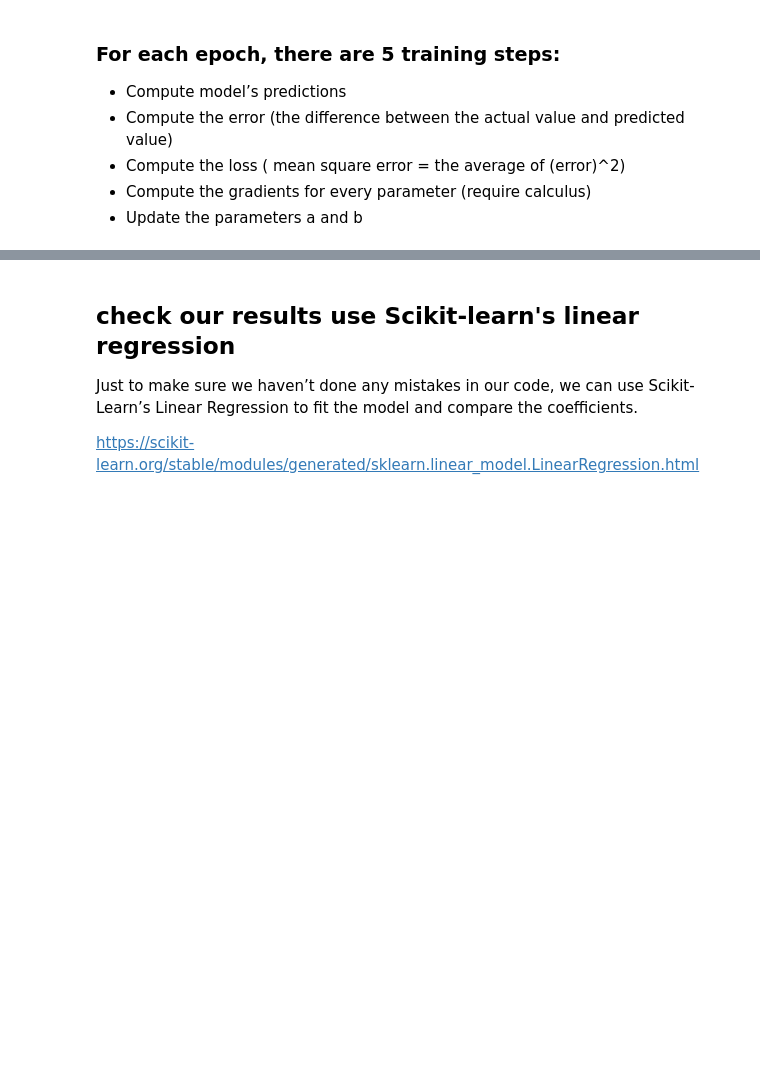
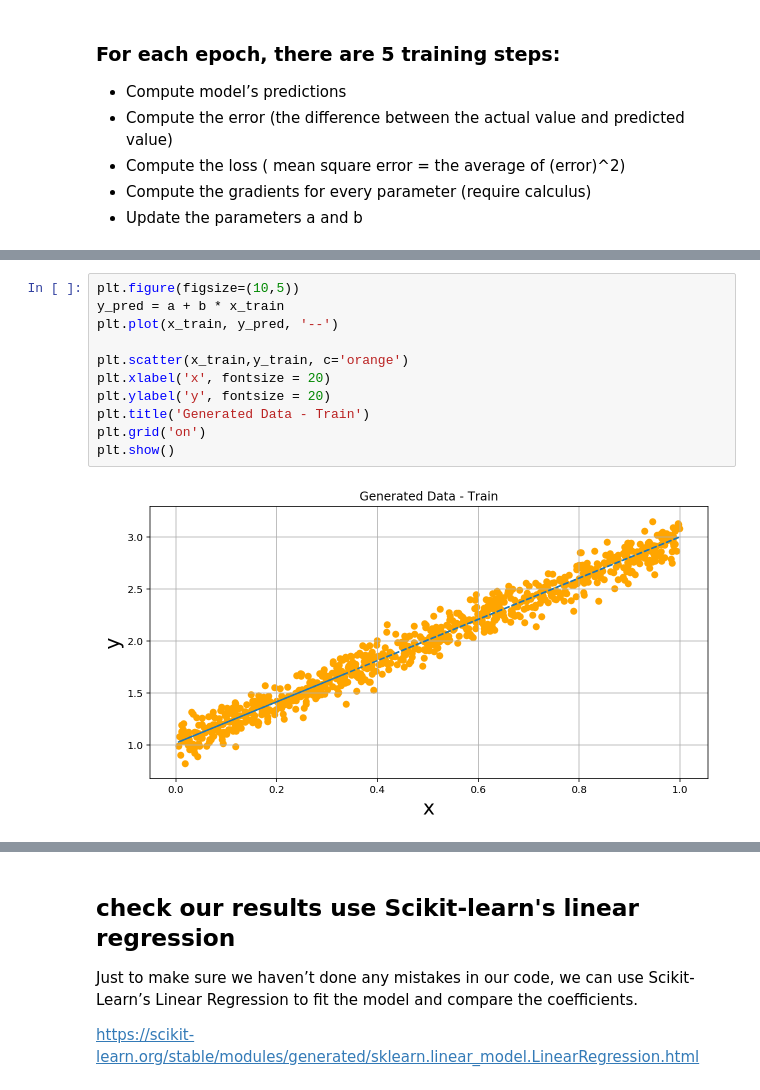
Before and after one commit to wxuan309/SC22-BatchA-elastic-searchers, a Jupyter notebook: Isaac/week2/linear_regression_numpy.ipynb, the cells around one changed output, grey strips where cells are left out. Drawn from its saved outputs; the diff is of its cells as text; blank space fills up the shorter version.

```diff
--- a/Isaac/week2/linear_regression_numpy.ipynb
+++ b/Isaac/week2/linear_regression_numpy.ipynb
@@ -136,2 +136,15 @@ print(a, b)
+# %%
+plt.figure(figsize=(10,5))
+y_pred = a + b * x_train
+plt.plot(x_train, y_pred, '--')
+
+plt.scatter(x_train,y_train, c='orange')
+plt.xlabel('x', fontsize = 20)
+plt.ylabel('y', fontsize = 20)
+plt.title('Generated Data - Train')
+plt.grid('on')
+plt.show()
+# %% [output]
+[figure, added]
 # %%
 plt.figure(figsize=(10,5))
```
Also changed, not shown: parts of 5 cells of this notebook, 18 other files.
